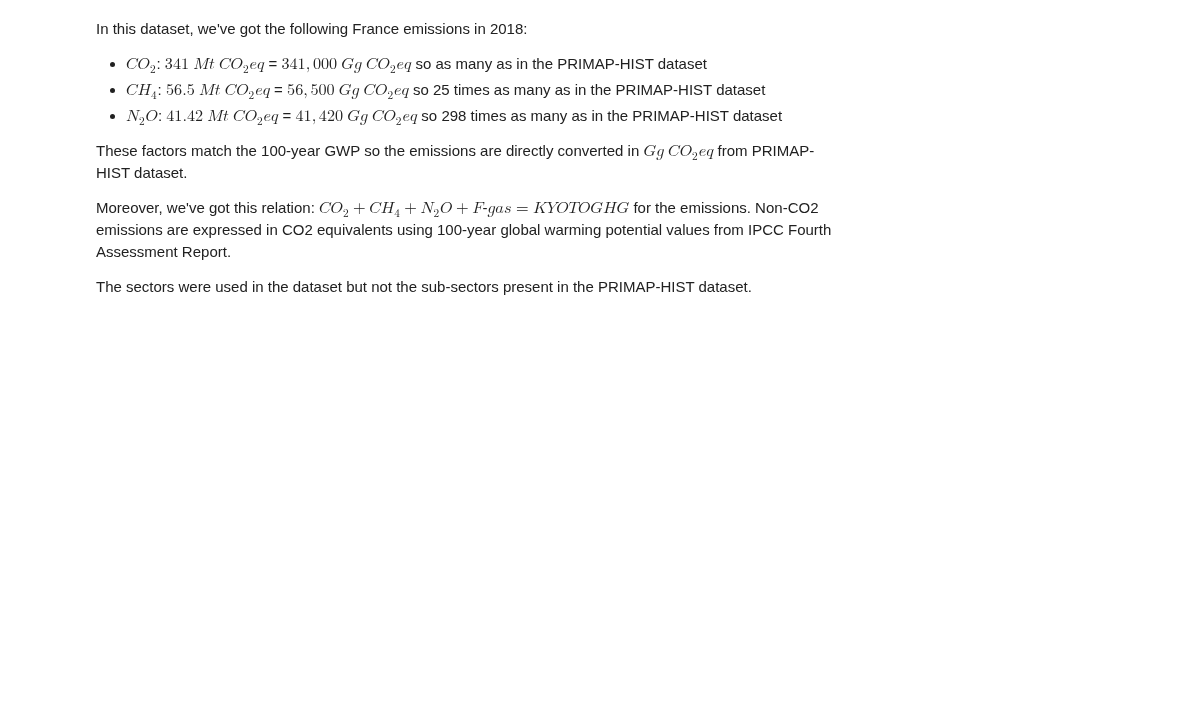
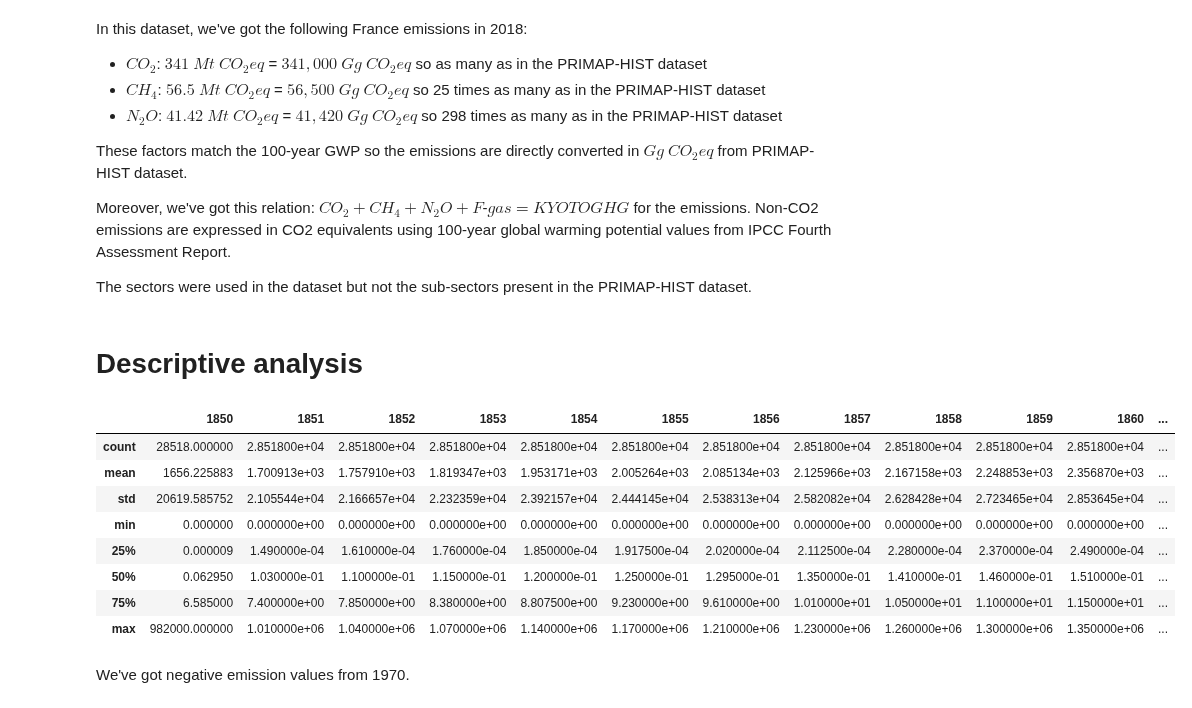
Before and after one commit to OpenGeoScales/ogs-data-exploration, a Jupyter notebook: notebooks/ghg-emissions/primap-hist/primap-hist-exploration.ipynb, the cells around one changed output. Drawn from its saved outputs; the diff is of its cells as text; code cells hidden in the pictures; blank space fills up the shorter version.

Commit message:
Add descriptive analysis #17

```diff
--- a/notebooks/ghg-emissions/primap-hist/primap-hist-exploration.ipynb
+++ b/notebooks/ghg-emissions/primap-hist/primap-hist-exploration.ipynb
@@ -533,3 +533,20 @@ These factors match the 100-year GWP so the emissions are directly converted in
 Moreover, we've got this relation: $CO_{2} + CH_{4} + N_{2}O + F$-$gas = KYOTOGHG$ for the emissions. Non-CO2 emissions are expressed in CO2 equivalents using 100-year global warming potential values from IPCC Fourth Assessment Report.
 
 The sectors were used in the dataset but not the sub-sectors present in the PRIMAP-HIST dataset.
+# %% [markdown]
+# Descriptive analysis
+# %%
+pd.set_option('display.max_columns', None)
+primap_hist_data.describe()
+# %% [output]
+|  | 1850 | 1851 | 1852 | 1853 | 1854 | 1855 | 1856 | 1857 | 1858 | 1859 | 1860 | ... |
+| count | 28518.000000 | 2.851800e+04 | 2.851800e+04 | 2.851800e+04 | 2.851800e+04 | 2.851800e+04 | 2.851800e+04 | 2.851800e+04 | 2.851800e+04 | 2.851800e+04 | 2.851800e+04 | ... |
+| mean | 1656.225883 | 1.700913e+03 | 1.757910e+03 | 1.819347e+03 | 1.953171e+03 | 2.005264e+03 | 2.085134e+03 | 2.125966e+03 | 2.167158e+03 | 2.248853e+03 | 2.356870e+03 | ... |
+| std | 20619.585752 | 2.105544e+04 | 2.166657e+04 | 2.232359e+04 | 2.392157e+04 | 2.444145e+04 | 2.538313e+04 | 2.582082e+04 | 2.628428e+04 | 2.723465e+04 | 2.853645e+04 | ... |
+| min | 0.000000 | 0.000000e+00 | 0.000000e+00 | 0.000000e+00 | 0.000000e+00 | 0.000000e+00 | 0.000000e+00 | 0.000000e+00 | 0.000000e+00 | 0.000000e+00 | 0.000000e+00 | ... |
+| 25% | 0.000009 | 1.490000e-04 | 1.610000e-04 | 1.760000e-04 | 1.850000e-04 | 1.917500e-04 | 2.020000e-04 | 2.112500e-04 | 2.280000e-04 | 2.370000e-04 | 2.490000e-04 | ... |
+| 50% | 0.062950 | 1.030000e-01 | 1.100000e-01 | 1.150000e-01 | 1.200000e-01 | 1.250000e-01 | 1.295000e-01 | 1.350000e-01 | 1.410000e-01 | 1.460000e-01 | 1.510000e-01 | ... |
+| 75% | 6.585000 | 7.400000e+00 | 7.850000e+00 | 8.380000e+00 | 8.807500e+00 | 9.230000e+00 | 9.610000e+00 | 1.010000e+01 | 1.050000e+01 | 1.100000e+01 | 1.150000e+01 | ... |
+| max | 982000.000000 | 1.010000e+06 | 1.040000e+06 | 1.070000e+06 | 1.140000e+06 | 1.170000e+06 | 1.210000e+06 | 1.230000e+06 | 1.260000e+06 | 1.300000e+06 | 1.350000e+06 | ... |
+# %% [markdown]
+We've got negative emission values from 1970.
```
